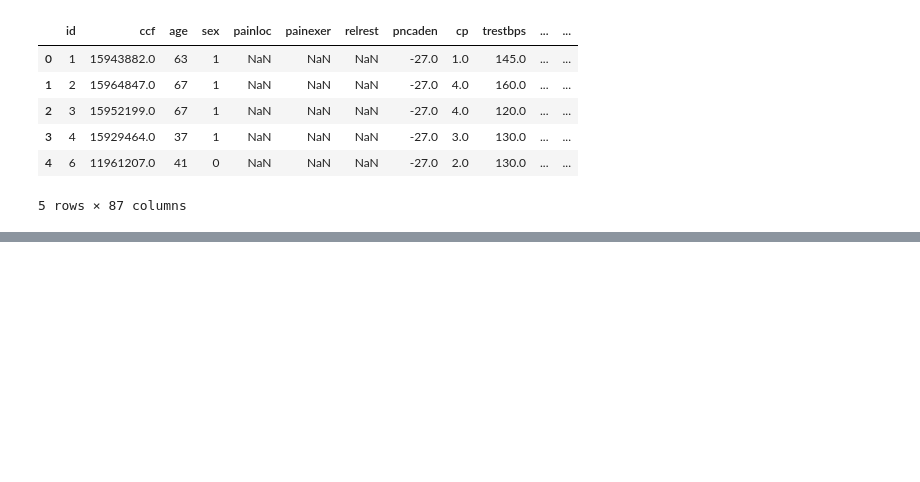
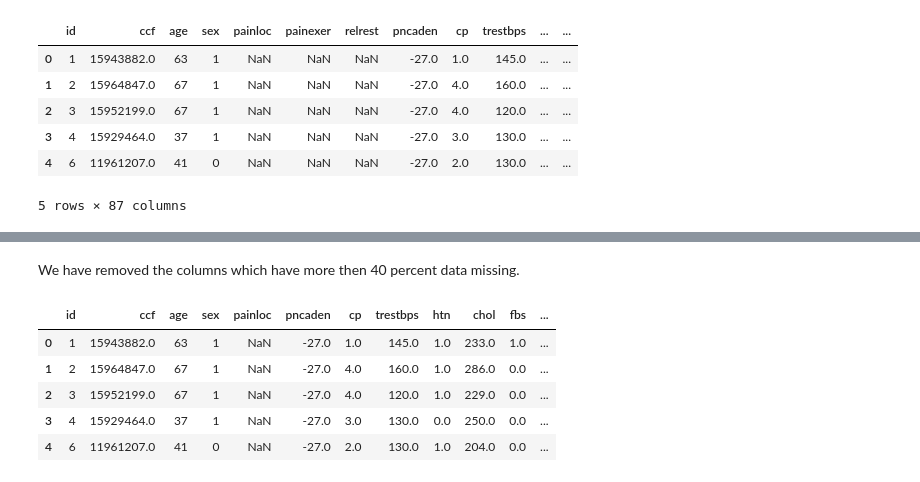
Before and after one commit to Abhi-pacific/heart-disease-prediction-project, a Jupyter notebook: Heart_disease_prediction.ipynb, the cells around one changed output, grey strips where cells are left out. Cells and saved outputs as stored; diff of their text form; code cells hidden in the pictures; blank space fills up the shorter version.

```diff
--- a/Heart_disease_prediction.ipynb
+++ b/Heart_disease_prediction.ipynb
@@ -53,0 +262,11 @@ df_full.head()
+# %% [markdown]
+We have removed the columns which have more then 40 percent data missing.
+# %%
+df_full.head()
+# %% [output]
+|  | id | ccf | age | sex | painloc | pncaden | cp | trestbps | htn | chol | fbs | ... |
+| 0 | 1 | 15943882.0 | 63 | 1 | NaN | -27.0 | 1.0 | 145.0 | 1.0 | 233.0 | 1.0 | ... |
+| 1 | 2 | 15964847.0 | 67 | 1 | NaN | -27.0 | 4.0 | 160.0 | 1.0 | 286.0 | 0.0 | ... |
+| 2 | 3 | 15952199.0 | 67 | 1 | NaN | -27.0 | 4.0 | 120.0 | 1.0 | 229.0 | 0.0 | ... |
+| 3 | 4 | 15929464.0 | 37 | 1 | NaN | -27.0 | 3.0 | 130.0 | 0.0 | 250.0 | 0.0 | ... |
+| 4 | 6 | 11961207.0 | 41 | 0 | NaN | -27.0 | 2.0 | 130.0 | 1.0 | 204.0 | 0.0 | ... |
```
Also changed, not shown: parts of 10 cells of this notebook.
